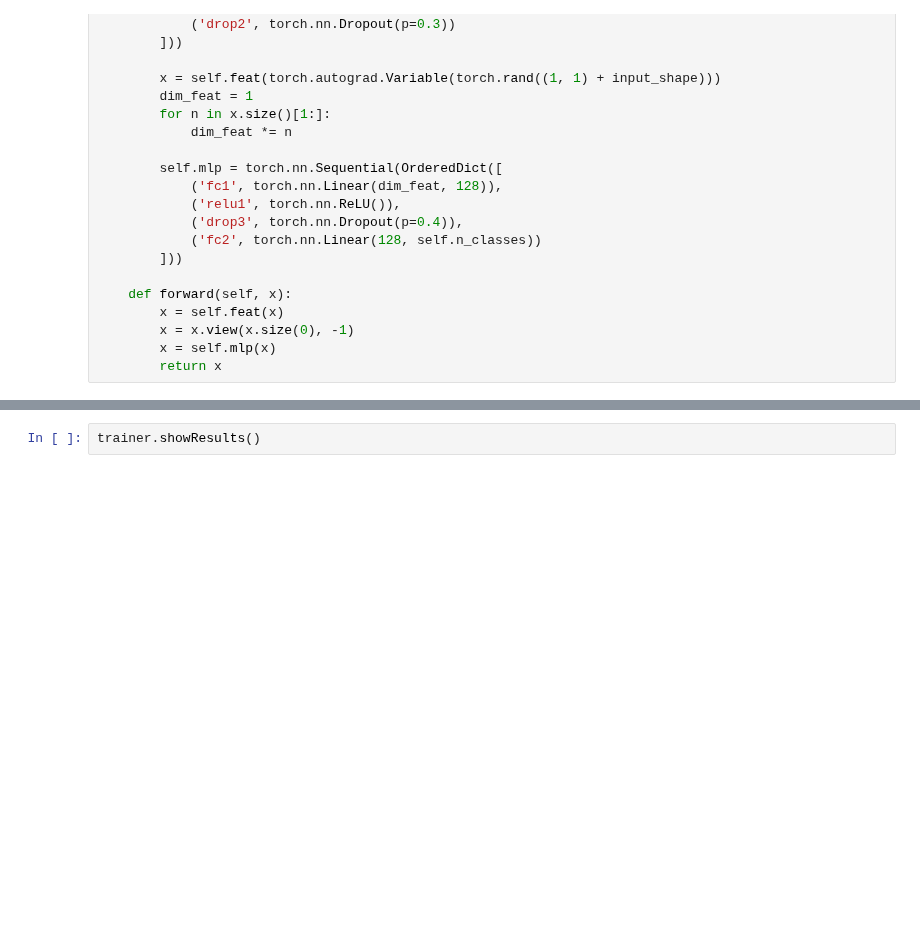
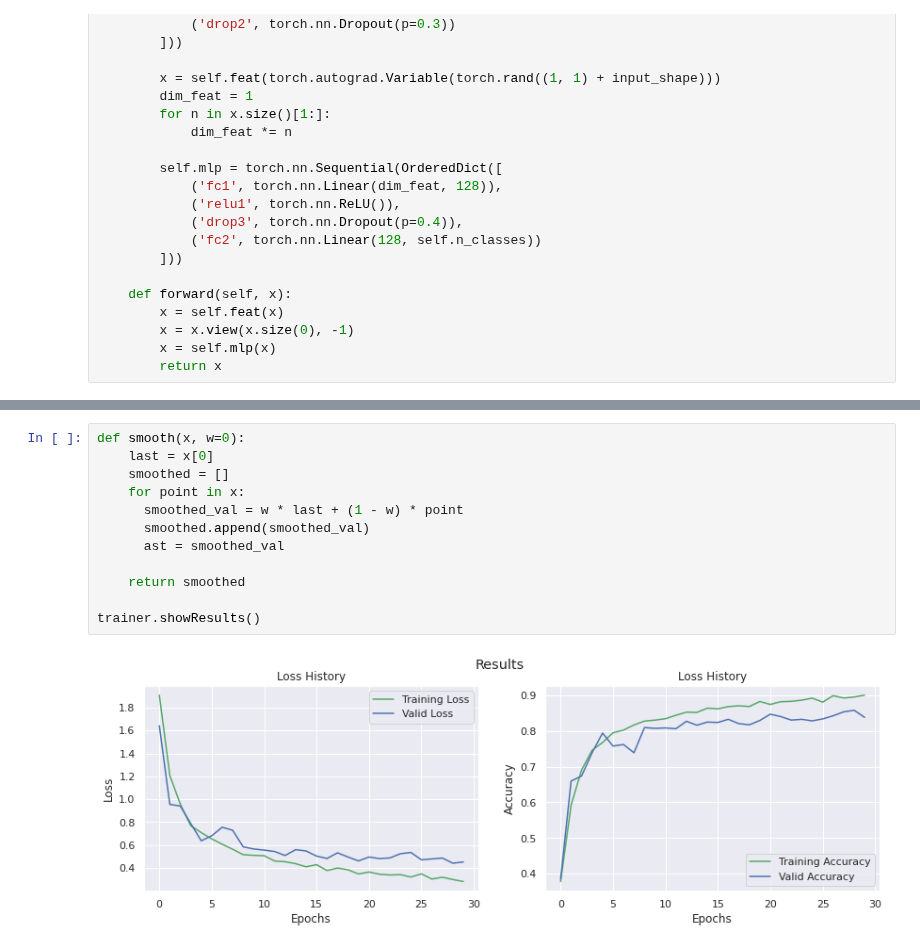
Before and after one commit to tabba98/neural-network, a Jupyter notebook: VoxNet.ipynb, the cells around one changed output, grey strips where cells are left out. Saved outputs shown, nothing was run; the diff lists cells and outputs as text; blank space fills up the shorter version.

```diff
--- a/VoxNet.ipynb
+++ b/VoxNet.ipynb
@@ -656,5 +687,17 @@ KeyboardInterrupt: ignored
-# %%
-trainer.showResults()
+# %%
+def smooth(x, w=0):
+    last = x[0]
+    smoothed = []
+    for point in x:
+      smoothed_val = w * last + (1 - w) * point
+      smoothed.append(smoothed_val)
+      ast = smoothed_val
+
+    return smoothed
+
+trainer.showResults()
+# %% [output]
+[figure, added]
 # %%
 trainer.generateConfusionMatrix()
 # %% [output]
```
Also changed, not shown: parts of 9 cells of this notebook.
